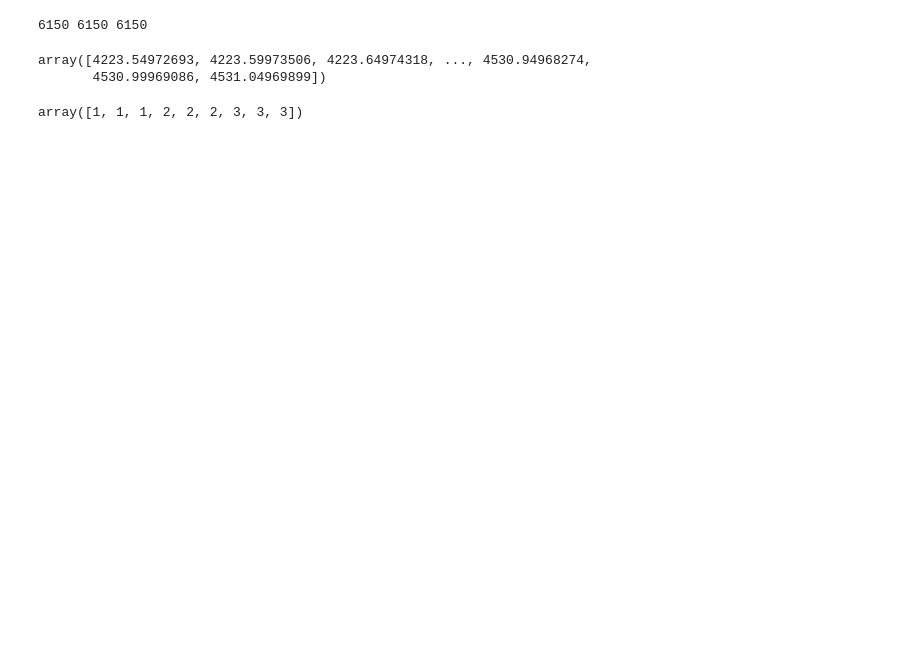
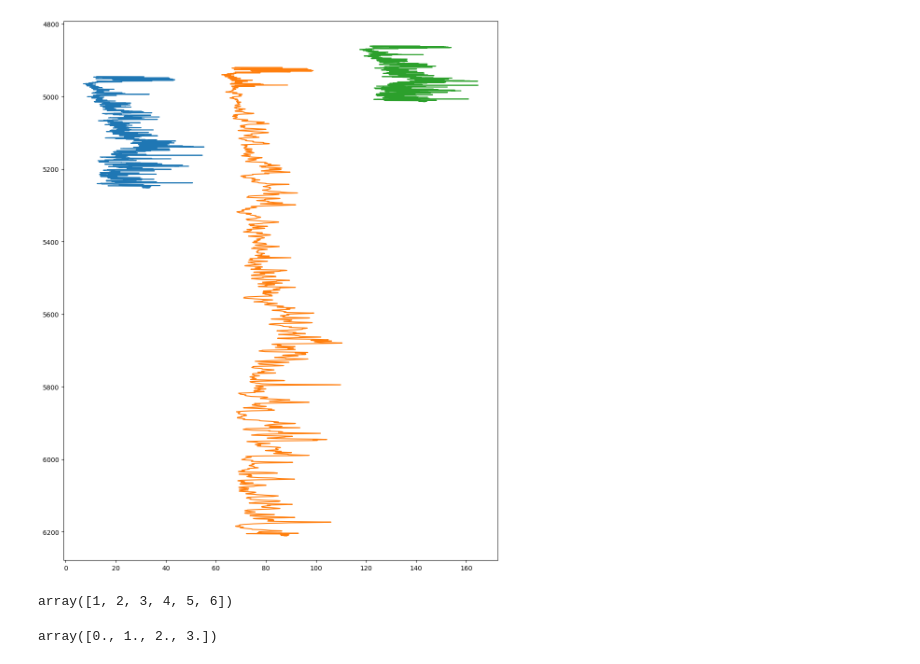
Before and after one commit to danilovomlel/synthetic_indexed_series, a Jupyter notebook: exemplo.ipynb, the cells around one changed output. Drawn from its saved outputs; the diff is of its cells as text; code cells hidden in the pictures; blank space fills up the shorter version.

```diff
--- a/exemplo.ipynb
+++ b/exemplo.ipynb
@@ -13,30 +9,19 @@ Error:
 # %%
-syn_series.add_data(interpolate_rate=5)
-syn_series.add_data(interpolate_rate=2)
-syn_series.add_data(sample_rate=10, noise=5)
+syn_series.add_data(expand_local=5, extension=0.8)
+syn_series.add_data(compress_local=2, extension=1)
+# syn_series.add_data(expand_rate=5)
+# syn_series.add_data(expand_rate=2)
+# syn_series.add_data(compress_rate=2, noise=2)
 syn_series.view()
+# %% [output]
+[figure, added]
-# %%
-print(syn_series.data['DATA_2']['IDX'].size,
-syn_series.data['DATA_2']['CURVE'].size,
-syn_series.data['DATA_2']['DEPT'].size)
-syn_series.data['DATA_2']['DEPT']
-# %% [output]
-6150 6150 6150
-array([4223.54972693, 4223.59973506, 4223.64974318, ..., 4530.94968274,
-       4530.99969086, 4531.04969899])
-# %%
-import numpy as np
-
-import numpy as np
-
-# Original array
-original_array = np.array([1, 2, 3])
-
-# Interpolation rate
-interpolate_rate = 3
-
-# Interpolate the array
-interpolated_array = np.repeat(original_array, interpolate_rate)
-interpolated_array
-# %% [output]
-array([1, 1, 1, 2, 2, 2, 3, 3, 3])
+# %%
+import numpy as np
+
+np.concatenate((np.asarray([1,2,3]), np.asarray([4,5,6])))
+# %% [output]
+array([1, 2, 3, 4, 5, 6])
+# %%
+np.arange(3.0001)
+# %% [output]
+array([0., 1., 2., 3.])
```
Also changed, not shown: parts of 2 cells of this notebook, 1 other file.
